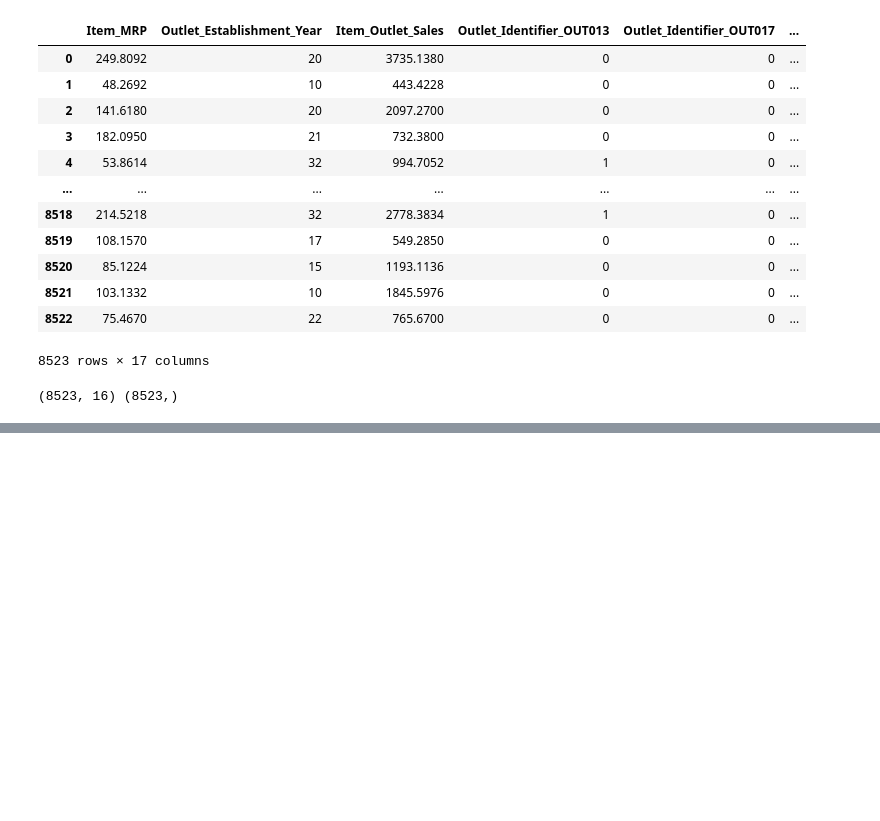
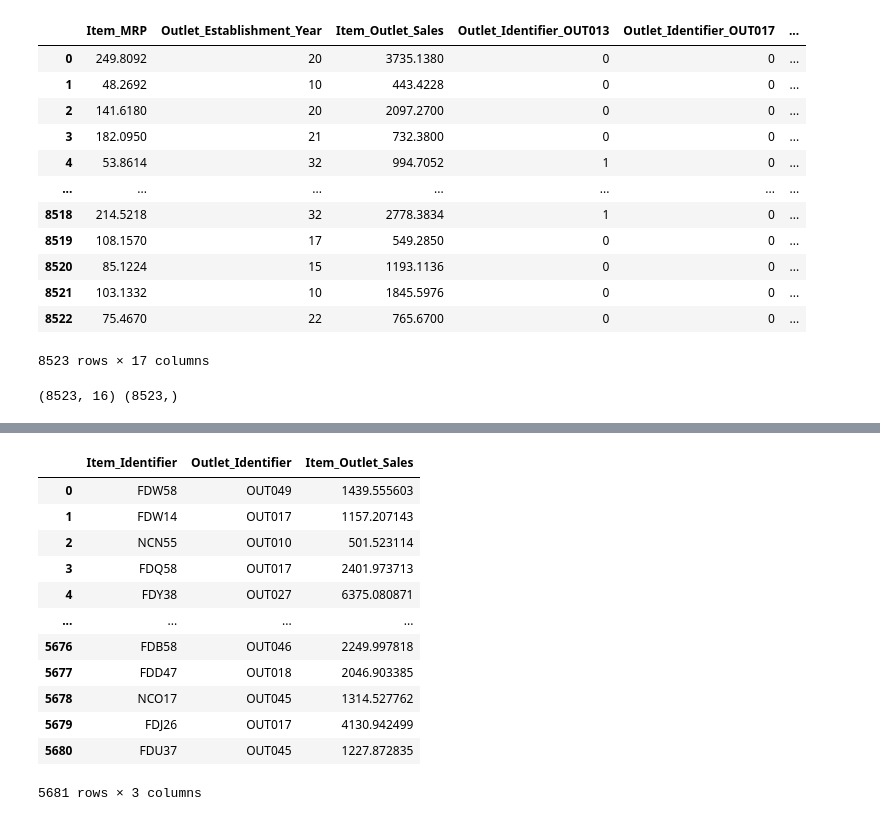
Before and after one commit to priteshkulshreshtha/BigMart-Sales, a Jupyter notebook: BigMart Sales Prediction.ipynb, the cells around one changed output, grey strips where cells are left out. Saved outputs shown, nothing was run; the diff lists cells and outputs as text; code cells hidden in the pictures; blank space fills up the shorter version.

Commit message:
made changes for submission to av

```diff
--- a/BigMart Sales Prediction.ipynb
+++ b/BigMart Sales Prediction.ipynb
@@ -558,0 +584,2 @@ print(mlp.score(X_test, y_test))
+# %%
+pred = rand_reg.predict(test_data)
@@ -558,0 +602,20 @@ print(mlp.score(X_test, y_test))
+# %%
+submission = pd.DataFrame({'Item_Identifier': raw_test['Item_Identifier'],
+                'Outlet_Identifier': raw_test['Outlet_Identifier'],
+                'Item_Outlet_Sales': pred})
+# %%
+submission
+# %% [output]
+|  | Item_Identifier | Outlet_Identifier | Item_Outlet_Sales |
+| 0 | FDW58 | OUT049 | 1439.555603 |
+| 1 | FDW14 | OUT017 | 1157.207143 |
+| 2 | NCN55 | OUT010 | 501.523114 |
+| 3 | FDQ58 | OUT017 | 2401.973713 |
+| 4 | FDY38 | OUT027 | 6375.080871 |
+| ... | ... | ... | ... |
+| 5676 | FDB58 | OUT046 | 2249.997818 |
+| 5677 | FDD47 | OUT018 | 2046.903385 |
+| 5678 | NCO17 | OUT045 | 1314.527762 |
+| 5679 | FDJ26 | OUT017 | 4130.942499 |
+| 5680 | FDU37 | OUT045 | 1227.872835 |
+5681 rows × 3 columns
```
Also changed, not shown: parts of 17 cells of this notebook, 1 other file.
